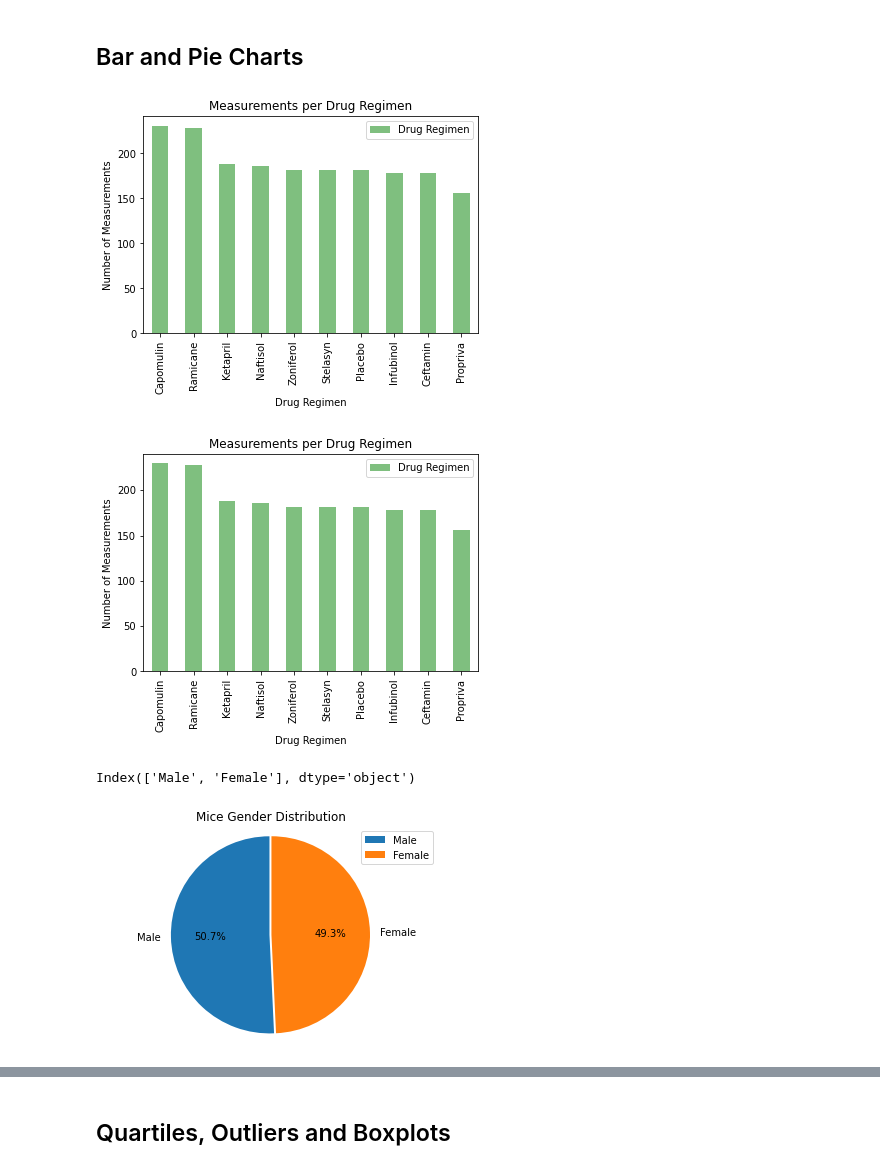
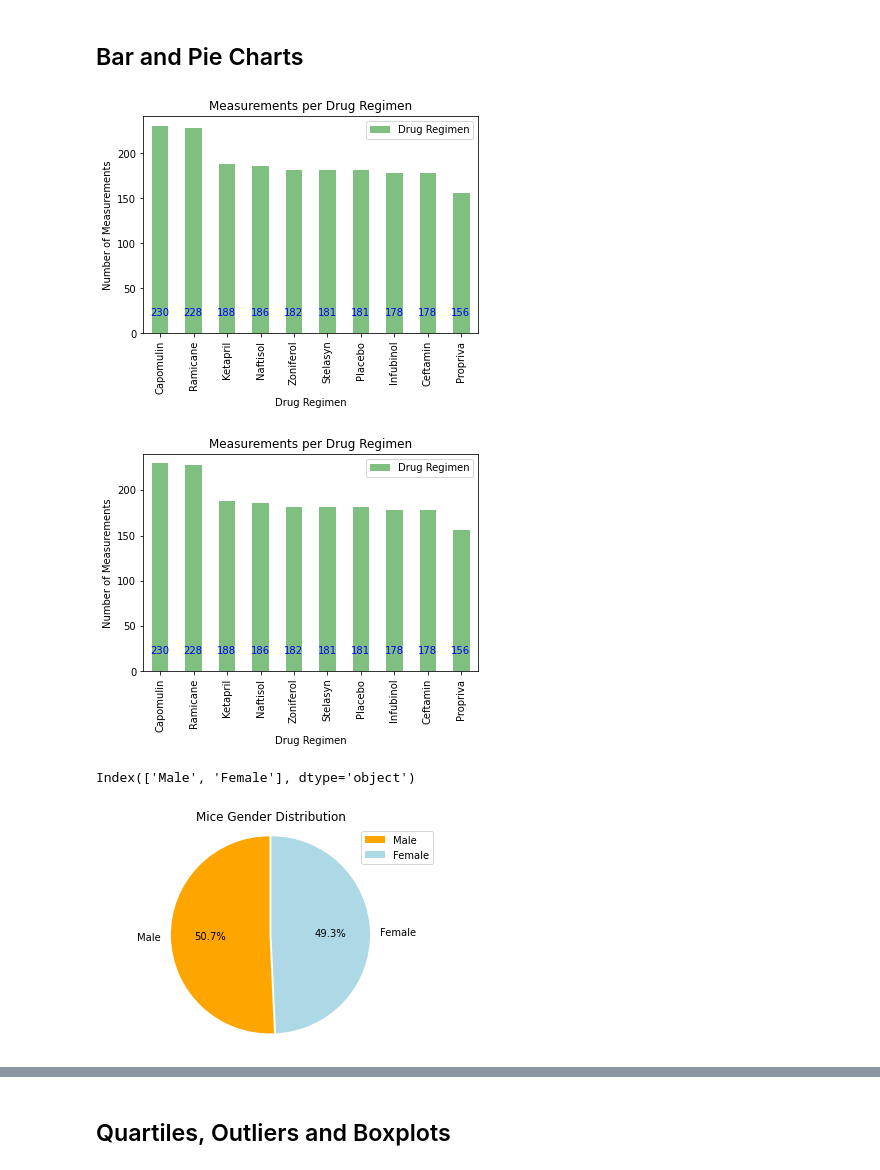
Before and after one commit to rperezme-data/DAB_H05_Matplotlib-challenge, a Jupyter notebook: Pymaceuticals/main.ipynb, the cells around one changed output, grey strips where cells are left out. Cells and saved outputs as stored; diff of their text form; code cells hidden in the pictures.

```diff
--- a/Pymaceuticals/main.ipynb
+++ b/Pymaceuticals/main.ipynb
@@ -147,9 +147,14 @@ plt.title("Measurements per Drug Regimen")
 plt.xlabel("Drug Regimen")
 plt.ylabel("Number of Measurements")
 
+## Display value of each bar
+for index, value in enumerate(measurements_num):
+    plt.text(index-.3, 20, str(value), color='blue')
+
+## Show plot
 plt.show()
 # %% [output]
-[figure, old version]
+[figure, new version]
 # %%
 # Generate a bar plot showing the total number of measurements taken on each drug regimen using pyplot.
 regime_counts = clean_data['Drug Regimen'].value_counts()
@@ -157,6 +162,9 @@ regime_counts = clean_data['Drug Regimen'].value_counts()
 drug_regimen = regime_counts.index
 measurements_num = regime_counts.values
 labels = [regime_counts.name]
+
+## Set Bar Plot parameters
+plt.bar(drug_regimen, measurements_num, color='green', alpha=0.5, align='center', width=0.5)
 
 # Set x_axis properties
 x_axis = range(len(drug_regimen))
@@ -174,12 +182,16 @@ plt.title("Measurements per Drug Regimen")
 plt.xlabel("Drug Regimen")
 plt.ylabel("Number of Measurements")
 
-plt.bar(drug_regimen, measurements_num, color='green', alpha=0.5, align='center', width=0.5)
+## Display value of each bar
+for index, value in enumerate(measurements_num):
+    plt.text(index-.3, 20, str(value), color='blue')
 
+## Set plot legend
 plt.legend(labels, loc='upper right')
+## Show plot
 plt.show()
 # %% [output]
-[figure, old version]
+[figure, new version]
 # %%
 pd.DataFrame(clean_data['Sex'].value_counts()).index
 # %% [output]
@@ -187,18 +199,21 @@ Index(['Male', 'Female'], dtype='object')
 # %%
 # Generate a pie plot showing the distribution of female versus male mice using pandas
 
-pd.DataFrame(clean_data['Sex'].value_counts()).plot(kind='pie', y='Sex', explode=(.01,.01), autopct='%1.1f%%', startangle=90)
+pd.DataFrame(clean_data['Sex'].value_counts()).plot(
+    kind='pie', y='Sex', explode=(.01,.01), colors=('orange','lightblue'), autopct='%1.1f%%', startangle=90
+)
 
-# Give the chart a title, and y label
+# Give the chart a title and y label
 plt.title("Mice Gender Distribution")
 plt.ylabel('')
 
 # Create axes which are equal so we have a perfect circle
 plt.axis("equal")
 
+## Show plot
 plt.show()
 # %% [output]
-[figure, old version]
+[figure, new version]
 # %%
 # Generate a pie plot showing the distribution of female versus male mice using pyplot
 sex_counts = clean_data['Sex'].value_counts()
```
Also changed, not shown: parts of 5 cells of this notebook.
